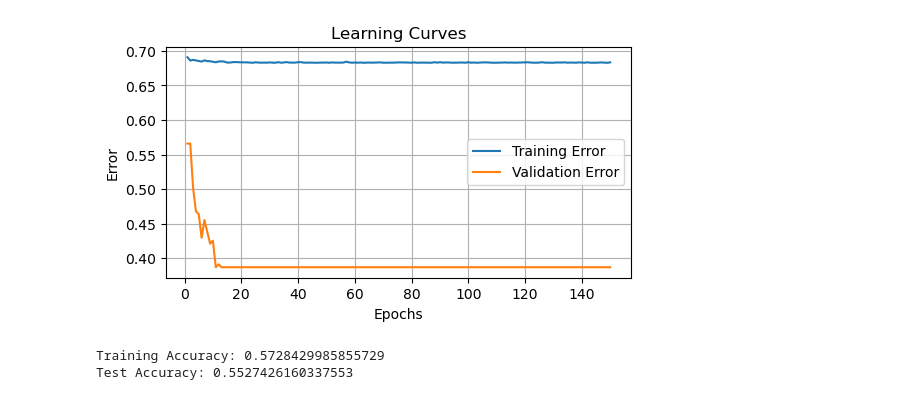
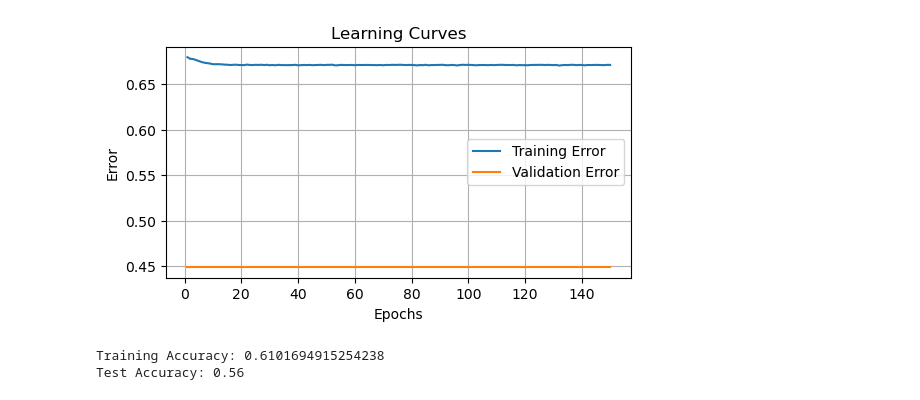
Before and after one commit to sam-tompkins/Sam-Tompkins-Public-Repository, a Jupyter notebook: irp_working.ipynb, the cells around one changed output. Saved outputs shown, nothing was run; the diff lists cells and outputs as text; code cells hidden in the pictures.

```diff
--- a/irp_working.ipynb
+++ b/irp_working.ipynb
@@ -44,16 +44,16 @@ def prep(dataset):
     dataset['MA50'] = dataset['Close'].rolling(window=50).mean()
 
     dataset['Target'] = np.where(dataset['Close'].shift(-1) > dataset['Close'], 1, 0)
-    prepared_data = dataset.dropna()
+    prepared_data = dataset.dropna().tail(503)
     return prepared_data, scaler
 
 # Define LSTM Model class
 class LSTM_Model(nn.Module):
-    def __init__(self, input_layer, hidden_layer, output_layer, dropout_rate=0.2):
+    def __init__(self, input_layer, hidden_layer, output_layer):
         super(LSTM_Model, self).__init__()
         self.hidden_layer = hidden_layer
-        self.dropout_rate = dropout_rate
-        self.lstm = nn.LSTM(input_layer, hidden_layer, batch_first=True, dropout=dropout_rate, bidirectional=False)
+        #self.dropout_rate = dropout_rate
+        self.lstm = nn.LSTM(input_layer, hidden_layer, batch_first=True, bidirectional=False)
         self.linear_layer = nn.Linear(hidden_layer, output_layer)
         self.hidden_cell = (torch.zeros(1,1,self.hidden_layer).cuda(),
                             torch.zeros(1,1,self.hidden_layer).cuda())
@@ -157,7 +157,7 @@ def time_series_cv(model_class, sequences, labels, n_splits, epochs, device='cud
         test_data = torch.utils.data.DataLoader(list(zip(test_sequences, test_labels)), shuffle=False, batch_size=1)
 
         # Initialize model
-        model = model_class(input_layer=10, hidden_layer=150, output_layer=1, dropout_rate=0.2).to(device)
+        model = model_class(input_layer=10, hidden_layer=150, output_layer=1).to(device)
         opt = optim.Adam(model.parameters(), lr=0.001, weight_decay=0.01)
         loss_func = nn.BCEWithLogitsLoss()
 
@@ -194,7 +194,7 @@ val_data = torch.utils.data.DataLoader(list(zip(val_sequences, labels[train_size
 test_data = torch.utils.data.DataLoader(list(zip(test_sequences, labels[train_size + val_size:])), shuffle=False, batch_size=1)
 
 # Initialize model
-model = LSTM_Model(input_layer=10, hidden_layer=50, output_layer=1, dropout_rate=0.2).to('cuda')
+model = LSTM_Model(input_layer=10, hidden_layer=50, output_layer=1, ).to('cuda')
 loss_func = nn.BCEWithLogitsLoss()
 opt = optim.Adam(model.parameters(), lr=0.001, weight_decay=0.01)
 
@@ -233,3 +233,3 @@ Epoch 126, Training Loss: 0.6828956150435322, Validation Error: 0.38723404255319
-[figure, old version]
+[figure, new version]
-Training Accuracy: 0.5728429985855729
-Test Accuracy: 0.5527426160337553
+Training Accuracy: 0.6101694915254238
+Test Accuracy: 0.56
```
Also changed, not shown: parts of 3 cells of this notebook.
